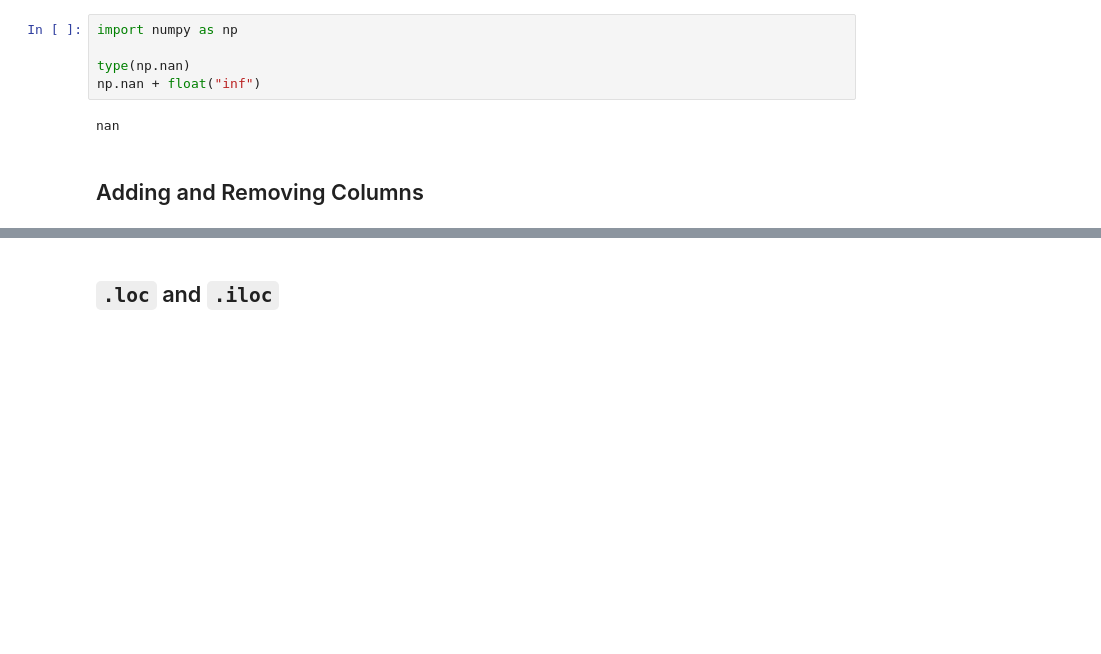
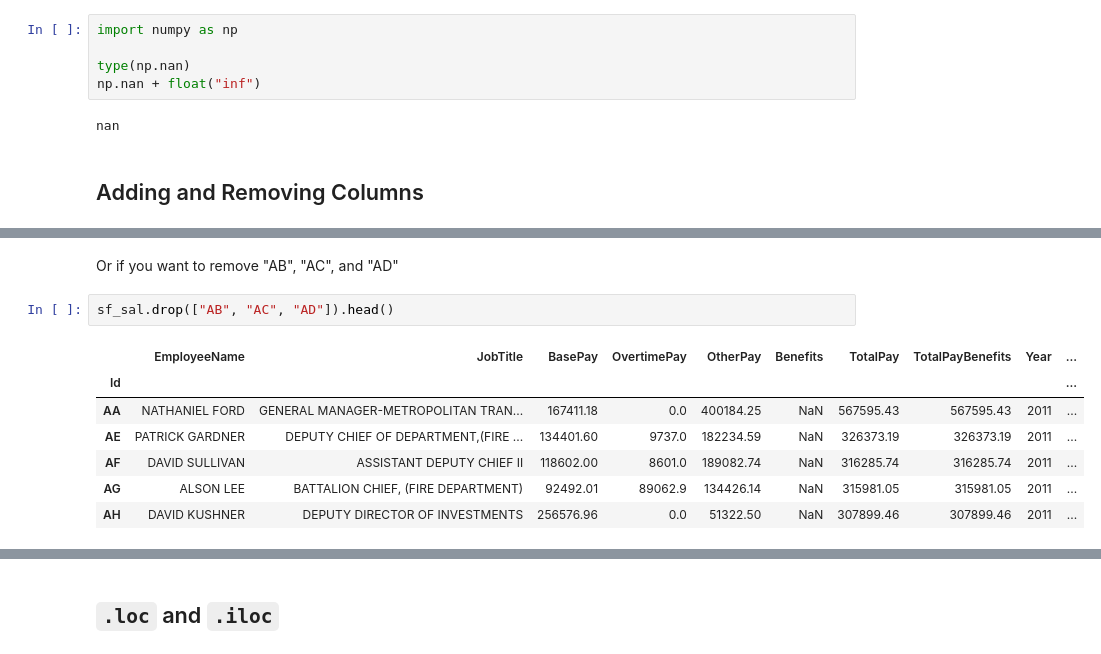
Before and after one commit to life-efficient/Data-Engineering, a Jupyter notebook: 1. Data Formats and Pandas/2. Intro to Pandas/Notebook.ipynb, the cells around one changed output, grey strips where cells are left out. Cells and saved outputs as stored; diff of their text form; blank space fills up the shorter version.

```diff
--- a/1. Data Formats and Pandas/2. Intro to Pandas/Notebook.ipynb
+++ b/1. Data Formats and Pandas/2. Intro to Pandas/Notebook.ipynb
@@ -284,0 +358,12 @@ sf_sal.drop(["AE", "AB"]) # axis=0, inplace=False by default
+# %% [markdown]
+Or if you want to remove "AB", "AC", and "AD"
+# %%
+sf_sal.drop(["AB", "AC", "AD"]).head()
+# %% [output]
+|  | EmployeeName | JobTitle | BasePay | OvertimePay | OtherPay | Benefits | TotalPay | TotalPayBenefits | Year | ... |
+| Id |  |  |  |  |  |  |  |  |  | ... |
+| AA | NATHANIEL FORD | GENERAL MANAGER-METROPOLITAN TRAN... | 167411.18 | 0.0 | 400184.25 | NaN | 567595.43 | 567595.43 | 2011 | ... |
+| AE | PATRICK GARDNER | DEPUTY CHIEF OF DEPARTMENT,(FIRE ... | 134401.60 | 9737.0 | 182234.59 | NaN | 326373.19 | 326373.19 | 2011 | ... |
+| AF | DAVID SULLIVAN | ASSISTANT DEPUTY CHIEF II | 118602.00 | 8601.0 | 189082.74 | NaN | 316285.74 | 316285.74 | 2011 | ... |
+| AG | ALSON LEE | BATTALION CHIEF, (FIRE DEPARTMENT) | 92492.01 | 89062.9 | 134426.14 | NaN | 315981.05 | 315981.05 | 2011 | ... |
+| AH | DAVID KUSHNER | DEPUTY DIRECTOR OF INVESTMENTS | 256576.96 | 0.0 | 51322.50 | NaN | 307899.46 | 307899.46 | 2011 | ... |
```
Also changed, not shown: parts of 77 cells of this notebook.
